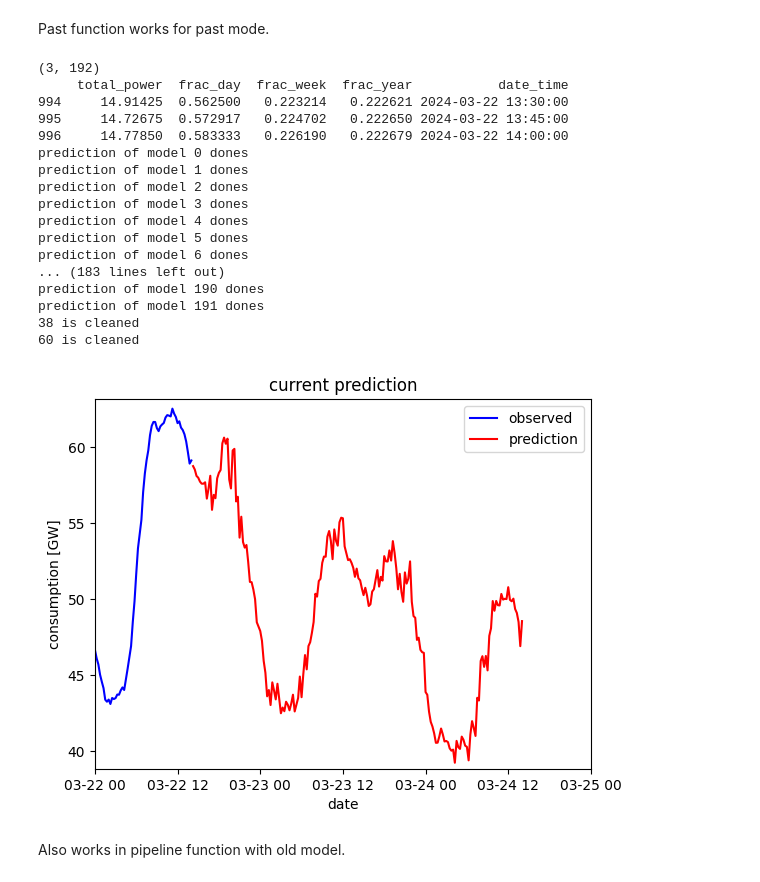
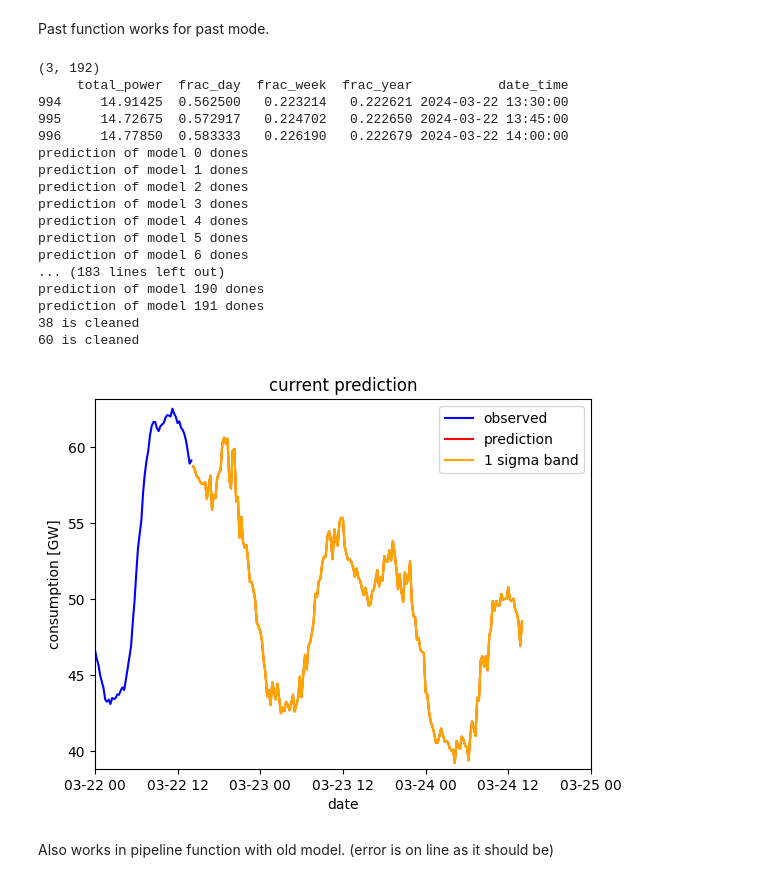
Before and after one commit to tkfritz/energy-timeseries, a Jupyter notebook: develope_new_predict.ipynb, the cells around one changed output. Saved outputs shown, nothing was run; the diff lists cells and outputs as text; code cells hidden in the pictures.

Commit message:
now errors can be included in plot

```diff
--- a/develope_new_predict.ipynb
+++ b/develope_new_predict.ipynb
@@ -86,9 +86,12 @@ def prepare_input(df,pump=False,end=False,bad_cut=0.9,zero_time=(2015,1,1,0,0),o
         return df.loc[:df.shape[0]+c-1+delta,['frac_day','frac_week','delta_march','total_power','date_time']]
 # %%
 #plotting function
-def plot_prediction(power_newest,prediction_newest):
+def plot_prediction(power_newest,prediction_newest,errors=False):
     plt.plot(power_newest['date_time'],(power_newest['total_power']*4),'-',ms=1,color='blue',label='observed')
     plt.plot(prediction_newest.date_time,prediction_newest.consumption_cleaned,color='red',label='prediction')
+    if errors==True:
+        plt.plot(prediction_newest.date_time,prediction_newest.consumption_cleaned+prediction_newest.error,color='orange',label='1 sigma band')
+        plt.plot(prediction_newest.date_time,prediction_newest.consumption_cleaned-prediction_newest.error,color='orange')
     plt.xlabel("date")
     plt.ylabel("consumption [GW]")
     plt.legend(loc="best")
@@ -102,8 +105,12 @@ def plot_prediction(power_newest,prediction_newest):
     month_start=min_t.month
     day_start=min_t.day
     plot_start = datetime(year_start, month_start, day_start)
-    min_pred=prediction_newest.consumption.min()
-    max_pred=prediction_newest.consumption.max()
+    if errors==False:
+        min_pred=prediction_newest.consumption_cleaned.min()
+        max_pred=prediction_newest.consumption_cleaned.max()
+    else:
+        min_pred=(prediction_newest.consumption_cleaned-prediction_newest.error).min()
+        max_pred=(prediction_newest.consumption_cleaned+prediction_newest.error).max()
     power_sel=power_newest[(power_newest.date_time==plot_start)]
     min_actual=4*power_newest[power_sel.index[0]:].total_power.min()
     max_actual=4*power_newest[power_sel.index[0]:].total_power.max()
@@ -182,7 +189,7 @@ def predict_from_now(data,models,errors=None,deltas=None,silent=False,delta=0,cl
     df.to_csv('prediction_'+str(year)+'_'+str(month)+'_'+str(day)+'_'+str(hour)+'_'+str(minute)+'.csv',sep=',')
     return df
 # %%
-models,data=find_data(version='d_easter1')
+models,data,errors=find_data(version='d_easter1')
 #last in list is newest
 new_real=pd.read_csv(data[-1],delimiter=';')
 #prepocess including some data cleaning
@@ -233,17 +242,17 @@ Looks now good.
 # %% [markdown]
 Past function works for past mode.
 # %%
-#piple to do the rest that code is not visisble to standard users
-def pipelines(version='y_fraction1',silent=True):
+#parameter, version of models, whetehr process is printed, whether error is used in Figure
+def pipelines(version='y_fraction1',silent=True,error=False):
     #get model and data file lists
     if version=='y_fraction1':
         models,data=find_data(version=version)
         #create dummy errors to simplyfy prediction below
         errors=np.zeros((3,len(models)))
-        print(errors.shape)
+        #create non zero error to avoid error problem
+        errors[1]=1.
     if version=='d_easter1':
         models,data,errors=find_data(version=version)
-        print(errors.shape)
     #also error/offset file if exist
     #last in list is newest
     new_real=pd.read_csv(data[-1],delimiter=';')
@@ -252,28 +261,28 @@ def pipelines(version='y_fraction1',silent=True):
     #apply prediction
     prediction_newest=predict_from_now(power_newest.loc[power_newest.shape[0]-3:power_newest.shape[0],:],models[:],errors,silent=silent,version=version)
     #plot prediction
-    plot_prediction(power_newest.iloc[:,:],prediction_newest)
+    plot_prediction(power_newest.iloc[:,:],prediction_newest,errors=error)
 # %%
-pipelines(silent=False)
+pipelines(silent=False,error=True)
 # %% [output]
 (3, 192)
      total_power  frac_day  frac_week  frac_year           date_time
 994     14.91425  0.562500   0.223214   0.222621 2024-03-22 13:30:00
 995     14.72675  0.572917   0.224702   0.222650 2024-03-22 13:45:00
 996     14.77850  0.583333   0.226190   0.222679 2024-03-22 14:00:00
 prediction of model 0 dones
 prediction of model 1 dones
 prediction of model 2 dones
 prediction of model 3 dones
 prediction of model 4 dones
 prediction of model 5 dones
 prediction of model 6 dones
 ... (183 lines left out)
 prediction of model 190 dones
 prediction of model 191 dones
 38 is cleaned
 60 is cleaned
-[figure, old version]
+[figure, new version]
 # %% [markdown]
-Also works in pipeline function with old model.
+Also works in pipeline function with old model. (error is on line as it should be)
 # %%
```
Also changed, not shown: parts of 6 cells of this notebook.
